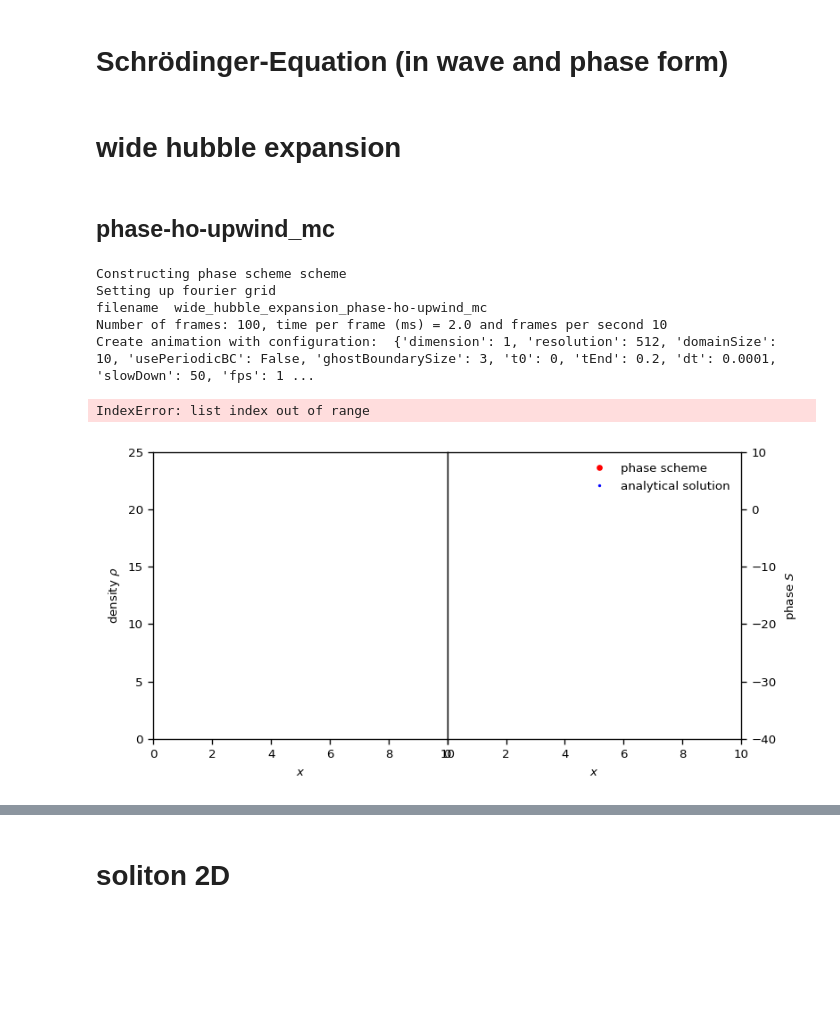
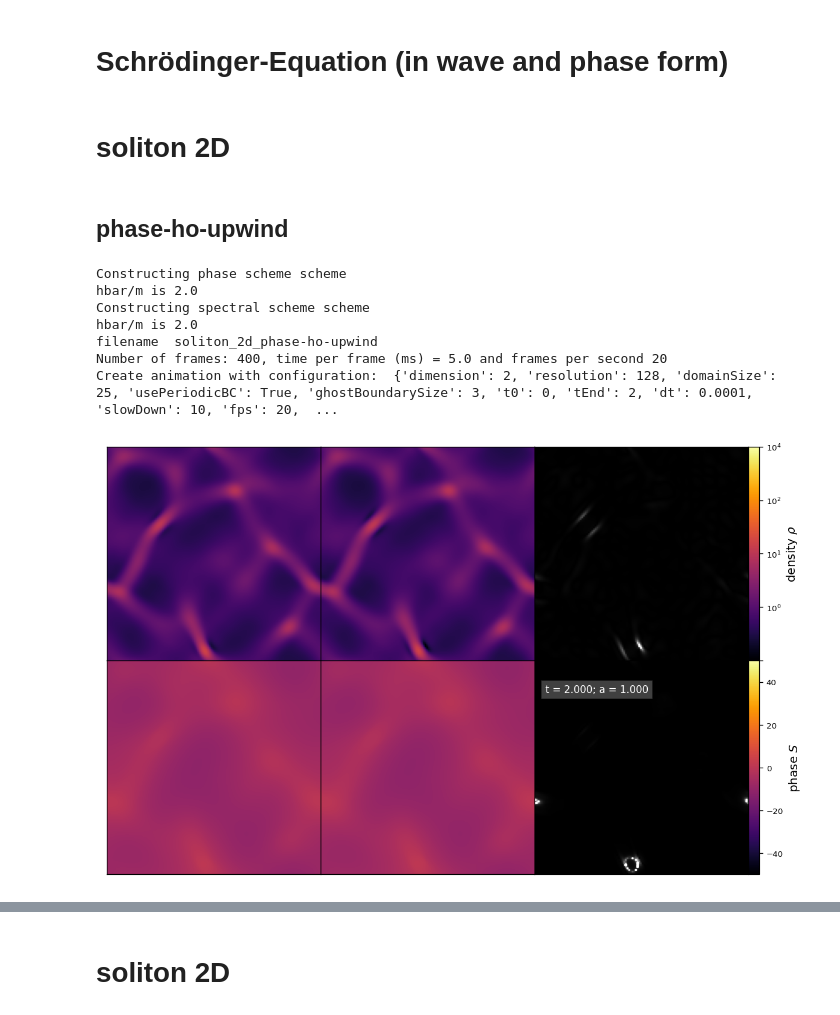
Before and after one commit to KunkelAlexander/fdm-hybrid-scheme, a Jupyter notebook: run_test.ipynb, the cells around one changed output, grey strips where cells are left out. Saved outputs shown, nothing was run; the diff lists cells and outputs as text; code cells hidden in the pictures; blank space fills up the shorter version.

```diff
--- a/run_test.ipynb
+++ b/run_test.ipynb
@@ -3,17 +3,18 @@
 # %%
 %run src/sps_test_suite.py
 # %%
-runTest(test_name="wide hubble expansion", scheme_name="phase-ho-upwind_mc", createAnimation=True)
+runTest(test_name="soliton 2D", scheme_name="phase-ho-upwind", createAnimation=True, useWaveSolver=True)
 #runTest(test_name="quasi-shock", scheme_name="phase-ho-upwind_albada", createAnimation=True)
 #runTest(test_name="periodic gaussian wave packet", scheme_name="phase-ho-upwind_albada", createAnimation=True)
 #runTest(test_name="wave packet collision", scheme_name="phase-ho-upwind_mc", createAnimation=True)#, useWaveSolver=True)
 # %% [output]
-# wide hubble expansion
+# soliton 2D
-## phase-ho-upwind_mc
+## phase-ho-upwind
 Constructing phase scheme scheme
-Setting up fourier grid
-filename  wide_hubble_expansion_phase-ho-upwind_mc
-Number of frames: 100, time per frame (ms) = 2.0 and frames per second 10
-Create animation with configuration:  {'dimension': 1, 'resolution': 512, 'domainSize': 10, 'usePeriodicBC': False, 'ghostBoundarySize': 3, 't0': 0, 'tEnd': 0.2, 'dt': 0.0001, 'slowDown': 50, 'fps': 1 ...
+hbar/m is 2.0
+Constructing spectral scheme scheme
+hbar/m is 2.0
+filename  soliton_2d_phase-ho-upwind
+Number of frames: 400, time per frame (ms) = 5.0 and frames per second 20
+Create animation with configuration:  {'dimension': 2, 'resolution': 128, 'domainSize': 25, 'usePeriodicBC': True, 'ghostBoundarySize': 3, 't0': 0, 'tEnd': 2, 'dt': 0.0001, 'slowDown': 10, 'fps': 20,  ...
-IndexError: list index out of range
-[figure, old version]
+[figure, new version]
```
Also changed, not shown: parts of 1 cell of this notebook, 8 other files.
